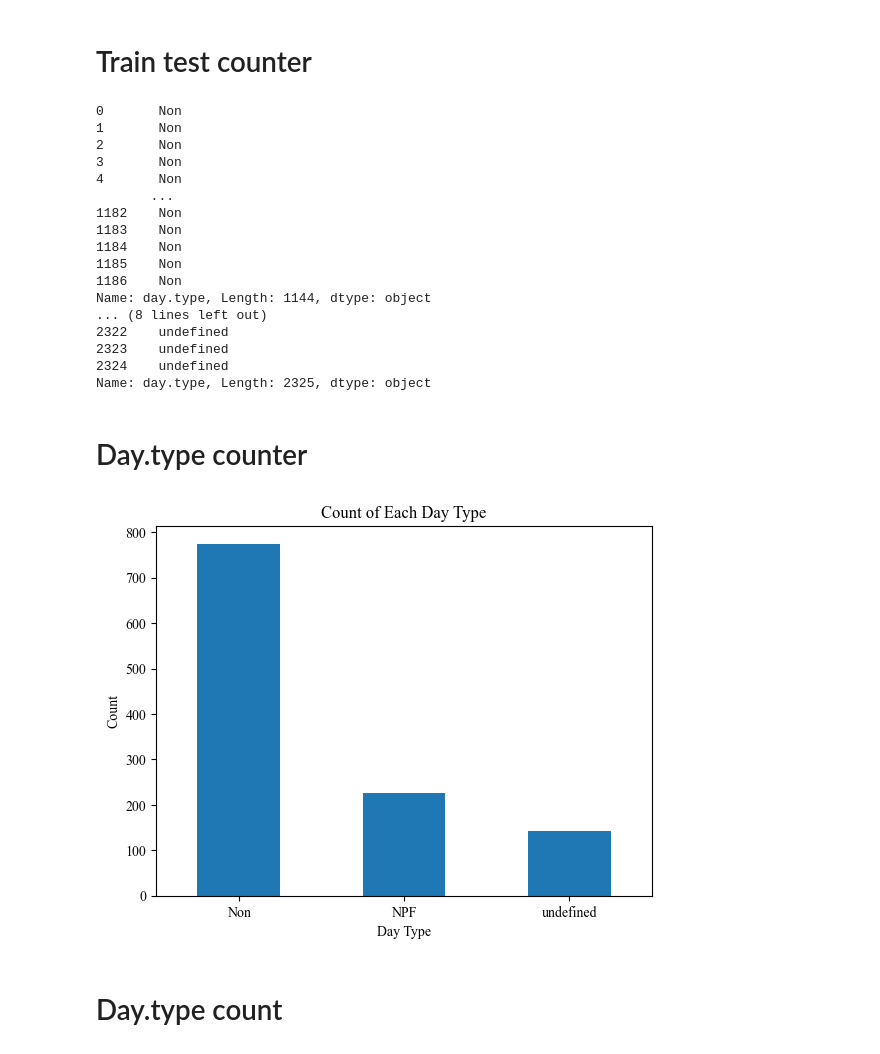
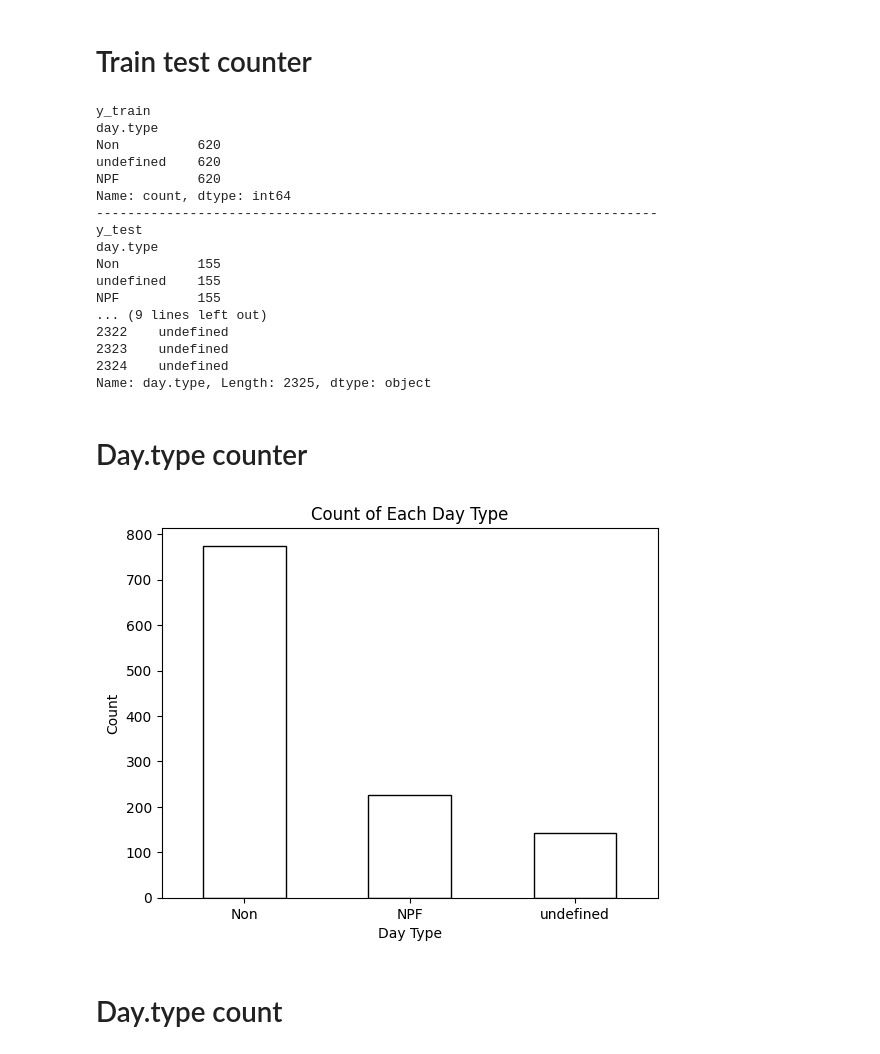
Before and after one commit to Malsory/NPF_project_arctic, a Jupyter notebook: NPF_project_arctic/in_progress/parameters_timeseries_plotter.ipynb, the cells around one changed output. Drawn from its saved outputs; the diff is of its cells as text; code cells hidden in the pictures.

```diff
--- a/NPF_project_arctic/in_progress/parameters_timeseries_plotter.ipynb
+++ b/NPF_project_arctic/in_progress/parameters_timeseries_plotter.ipynb
@@ -19,25 +20,40 @@ df = df.drop(df.index[-1])
 X = df.drop(columns=["day.type"])
 y = df["day.type"]
 value_counts = y.value_counts()
-print(y)
+# print(y)
 smote = SMOTE(sampling_strategy='auto')
 X, y = smote.fit_resample(X, y)
 value_counts = y.value_counts()
+# print(y)
+
+outer_cv = StratifiedKFold(n_splits=5, shuffle=True, random_state=42)
+
+for train_index, test_index in outer_cv.split(X, y):
+    X_train, X_test = X.iloc[train_index], X.iloc[test_index]
+    y_train, y_test = y.iloc[train_index], y.iloc[test_index]
+
+y_train_value_counts = y_train.value_counts()
+y_test_value_counts = y_test.value_counts()
+print('y_train')
+print(y_train_value_counts)
+print('------------------------------------------------------------------------')
+print('y_test')
+print(y_test_value_counts)
 print(y)
 # %% [output]
-0       Non
-1       Non
-2       Non
-3       Non
-4       Non
-       ...
-1182    Non
-1183    Non
-1184    Non
-1185    Non
-1186    Non
-Name: day.type, Length: 1144, dtype: object
-... (8 lines left out)
+y_train
+day.type
+Non          620
+undefined    620
+NPF          620
+Name: count, dtype: int64
+------------------------------------------------------------------------
+y_test
+day.type
+Non          155
+undefined    155
+NPF          155
+... (9 lines left out)
 2322    undefined
 2323    undefined
 2324    undefined
@@ -47,27 +63,19 @@ Name: day.type, Length: 2325, dtype: object
 # %%
 # Read dataset
 df = pd.read_csv(r'C:\\Users\\Masloriy\\Desktop\\NPF_project_arctic\\NPF_project_arctic\\in_progress\\output_combined.csv')
 # Prep the dataset
 df = df.dropna()
 df = df.drop(df.columns[df.columns.str.contains('Unnamed')], axis=1)
 df['date'] = pd.to_datetime(df['date'])
-df['month'] = df['date'].dt.month
-df['day'] = df['date'].dt.dayofyear
-df = df.drop(df.index[-1])
-df_temp = df[['day.type', 'month']].copy()
-
 day_type_counts = df['day.type'].value_counts()
-plt.rcParams['font.family'] = 'Times New Roman'
-
-# Plotting
-day_type_counts.plot(kind='bar')
+day_type_counts.plot(kind='bar', color='white', edgecolor='black')
 plt.title('Count of Each Day Type')
 plt.xlabel('Day Type')
 plt.ylabel('Count')
 plt.xticks(rotation=0)
 plt.savefig('C:\\Users\\Masloriy\\Desktop\\NPF_project_arctic\\NPF_project_arctic\\png\\count_day.type.png', dpi=300)
 # %% [output]
-[figure, old version]
+[figure, new version]
 # %% [markdown]
 # Day.type count
 # %%
```
Also changed, not shown: parts of 10 cells of this notebook, 34 other files.
